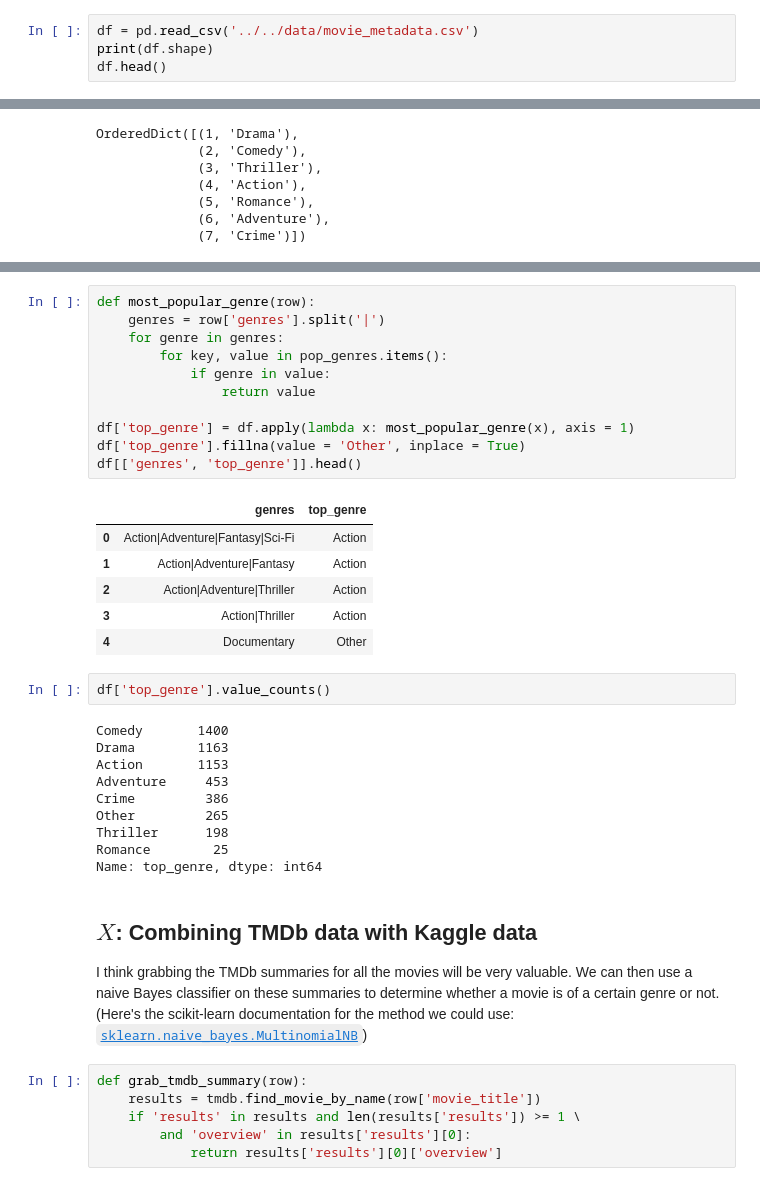
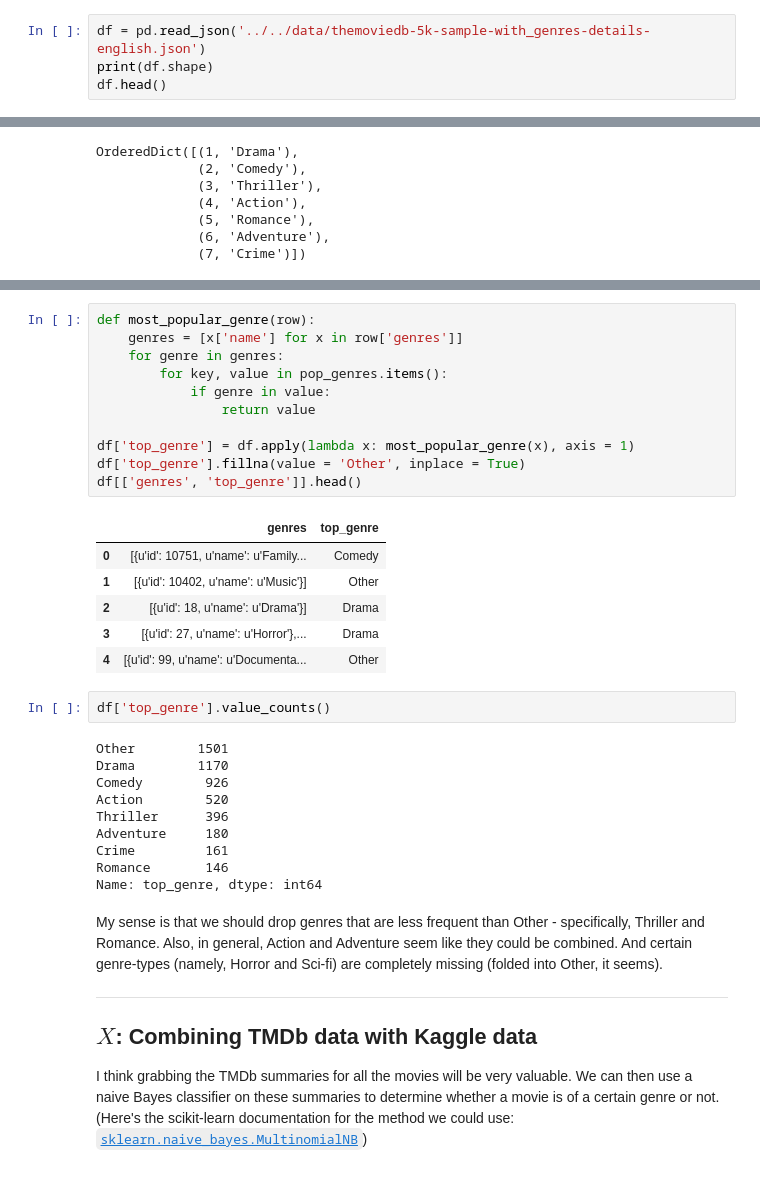
Before and after one commit to QuinnLee/cs109-project, a Jupyter notebook: notebooks/milestone_2/aa_ML2.ipynb, the cells around one changed output, grey strips where cells are left out. Drawn from its saved outputs; the diff is of its cells as text.

```diff
--- a/notebooks/milestone_2/aa_ML2.ipynb
+++ b/notebooks/milestone_2/aa_ML2.ipynb
@@ -24,7 +27,7 @@ from data import tmdb
 %load_ext autoreload
 %autoreload 2
 # %%
-df = pd.read_csv('../../data/movie_metadata.csv')
+df = pd.read_json('../../data/themoviedb-5k-sample-with_genres-details-english.json')
 print(df.shape)
 df.head()
 # %% [output]
@@ -69,39 +90,37 @@ OrderedDict([(1, 'Drama'),
 # %%
 def most_popular_genre(row):
-    genres = row['genres'].split('|')
+    genres = [x['name'] for x in row['genres']]
     for genre in genres:
         for key, value in pop_genres.items():
             if genre in value:
                 return value
 
 df['top_genre'] = df.apply(lambda x: most_popular_genre(x), axis = 1)
 df['top_genre'].fillna(value = 'Other', inplace = True)
 df[['genres', 'top_genre']].head()
 # %% [output]
 |  | genres | top_genre |
-| 0 | Action|Adventure|Fantasy|Sci-Fi | Action |
-| 1 | Action|Adventure|Fantasy | Action |
-| 2 | Action|Adventure|Thriller | Action |
-| 3 | Action|Thriller | Action |
-| 4 | Documentary | Other |
+| 0 | [{u'id': 10751, u'name': u'Family... | Comedy |
+| 1 | [{u'id': 10402, u'name': u'Music'}] | Other |
+| 2 | [{u'id': 18, u'name': u'Drama'}] | Drama |
+| 3 | [{u'id': 27, u'name': u'Horror'},... | Drama |
+| 4 | [{u'id': 99, u'name': u'Documenta... | Other |
 # %%
 df['top_genre'].value_counts()
 # %% [output]
-Comedy       1400
-Drama        1163
-Action       1153
-Adventure     453
-Crime         386
-Other         265
-Thriller      198
-Romance        25
+Other        1501
+Drama        1170
+Comedy        926
+Action        520
+Thriller      396
+Adventure     180
+Crime         161
+Romance       146
 Name: top_genre, dtype: int64
 # %% [markdown]
+My sense is that we should drop genres that are less frequent than Other - specifically, Thriller and Romance. Also, in general, Action and Adventure seem like they could be combined. And certain genre-types (namely, Horror and Sci-fi) are completely missing (folded into Other, it seems).
+
+<hr>
+
 ## $X$: Combining TMDb data with Kaggle data
 I think grabbing the TMDb summaries for all the movies will be very valuable. We can then use a naive Bayes classifier on these summaries to determine whether a movie is of a certain genre or not. (Here's the scikit-learn documentation for the method we could use: [`sklearn.naive_bayes.MultinomialNB`](http://scikit-learn.org/stable/modules/generated/sklearn.naive_bayes.MultinomialNB.html))
-# %%
-def grab_tmdb_summary(row):
-    results = tmdb.find_movie_by_name(row['movie_title'])
-    if 'results' in results and len(results['results']) >= 1 \
-        and 'overview' in results['results'][0]:
-            return results['results'][0]['overview']
```
Also changed, not shown: parts of 13 cells of this notebook.
